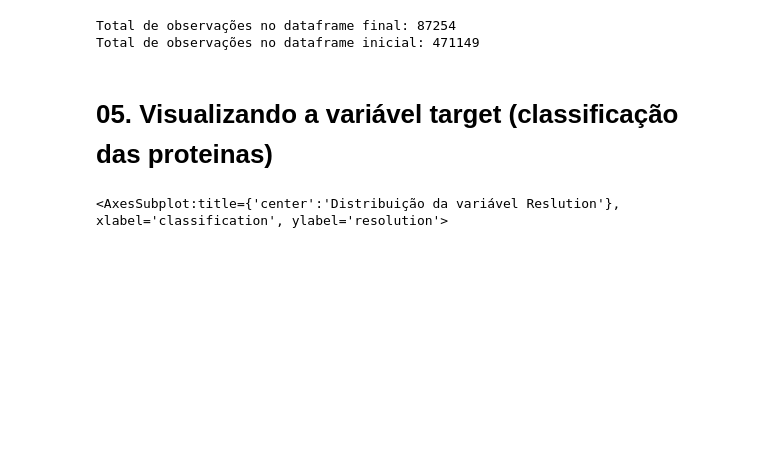
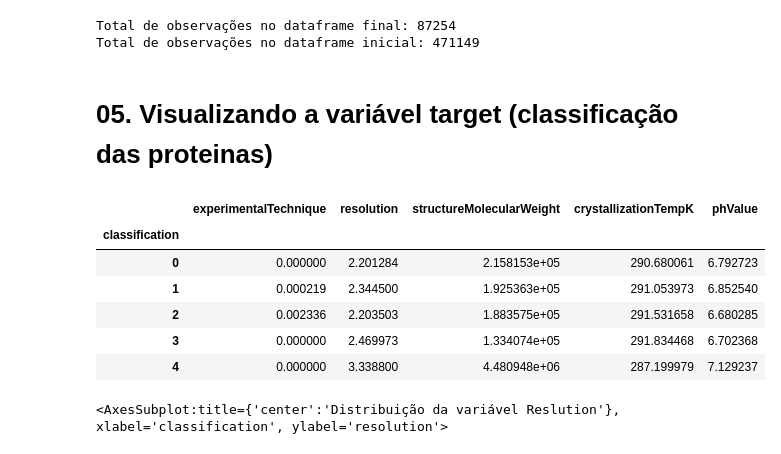
Before and after one commit to gustavocunhaa/classificacao_proteinas, a Jupyter notebook: protein_family_predict.ipynb, the cells around one changed output. Saved outputs shown, nothing was run; the diff lists cells and outputs as text; code cells hidden in the pictures; blank space fills up the shorter version.

```diff
--- a/protein_family_predict.ipynb
+++ b/protein_family_predict.ipynb
@@ -298,6 +298,16 @@ Total de observações no dataframe final: 87254
 Total de observações no dataframe inicial: 471149
 # %% [markdown]
 # 05. Visualizando a variável target (classificação das proteinas)
+# %%
+data_final.groupby(['classification']).mean()
+# %% [output]
+|  | experimentalTechnique | resolution | structureMolecularWeight | crystallizationTempK | phValue |
+| classification |  |  |  |  |  |
+| 0 | 0.000000 | 2.201284 | 2.158153e+05 | 290.680061 | 6.792723 |
+| 1 | 0.000219 | 2.344500 | 1.925363e+05 | 291.053973 | 6.852540 |
+| 2 | 0.002336 | 2.203503 | 1.883575e+05 | 291.531658 | 6.680285 |
+| 3 | 0.000000 | 2.469973 | 1.334074e+05 | 291.834468 | 6.702368 |
+| 4 | 0.000000 | 3.338800 | 4.480948e+06 | 287.199979 | 7.129237 |
 # %%
 plt.figure(figsize=(13,6))
 plt.title('Distribuição da variável Reslution')
```
Also changed, not shown: parts of 6 cells of this notebook, 1 other file.
